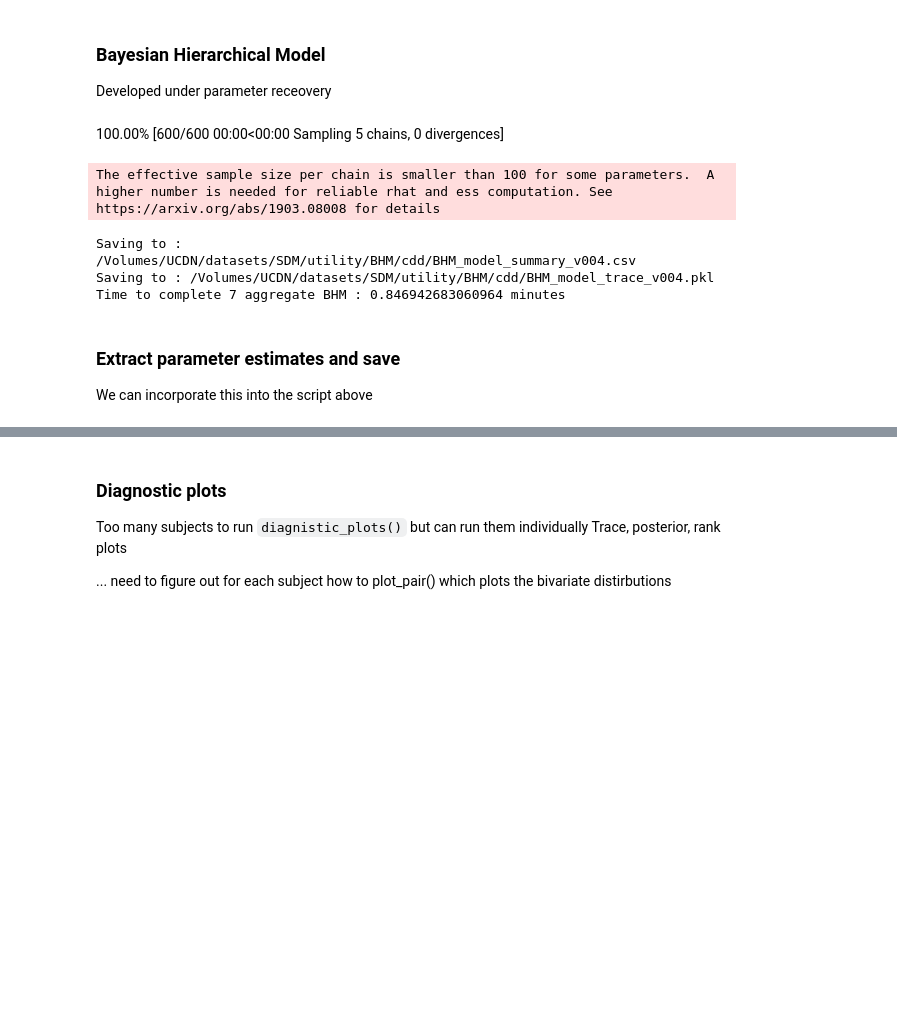
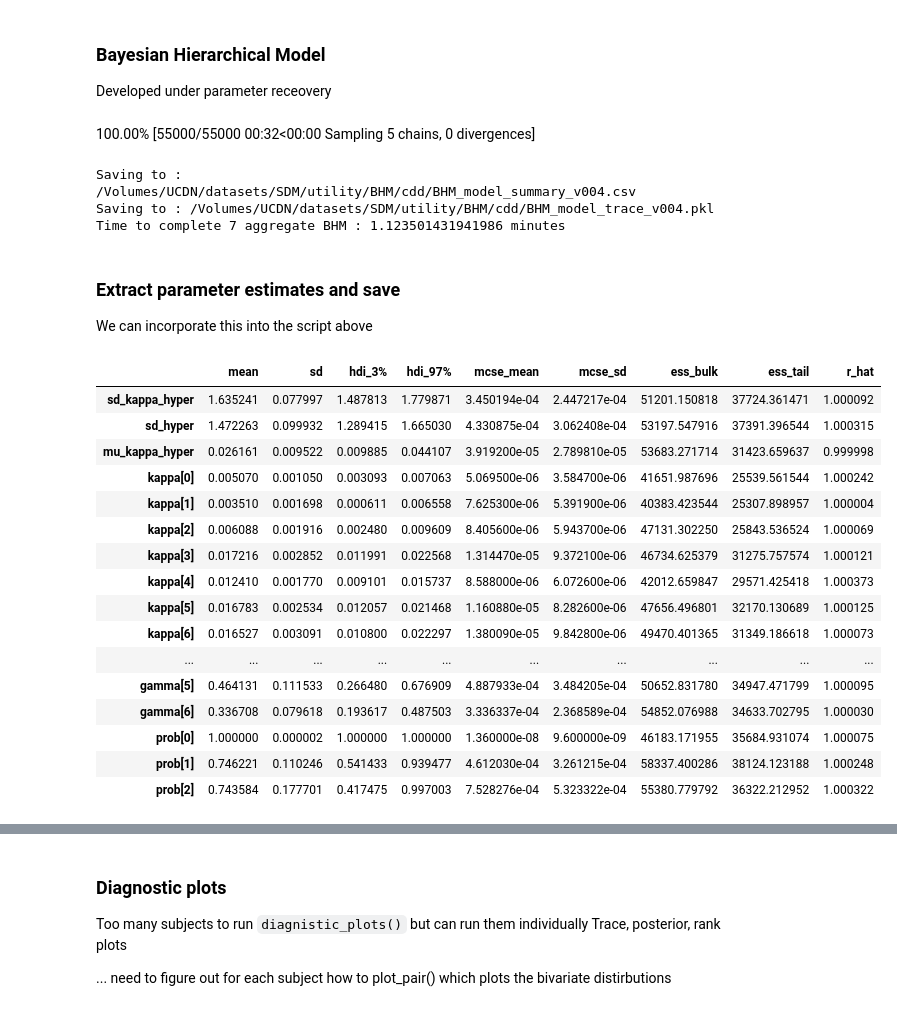
Before and after one commit to CDN-Lab/BH_model, a Jupyter notebook: cdd/hierarchical_model.ipynb, the cells around one changed output, grey strips where cells are left out. Cells and saved outputs as stored; diff of their text form; code cells hidden in the pictures; blank space fills up the shorter version.

Commit message:
successfully ran for SDM dataset

```diff
--- a/cdd/hierarchical_model.ipynb
+++ b/cdd/hierarchical_model.ipynb
@@ -202,8 +204,7 @@ with pm.Model() as model_simple:
 
     y_1 = pm.Bernoulli('y_1',p=prob,observed=choices)
 
-    # trace_prior = pm.sample(10000, tune=1000, cores=5,target_accept=0.99,progressbar=True)
-    trace_prior = pm.sample(100, tune=20, cores=5,target_accept=0.95,progressbar=True)
+    trace_prior = pm.sample(10000, tune=1000, cores=5,target_accept=0.99,progressbar=True)
 
 
 
@@ -221,15 +222,34 @@ with open(fn,'wb') as buff:
 
 print('Time to complete {} aggregate BHM : {} minutes'.format(len(subjects),(time.time() - tStep1)/60.0))
 # %% [output]
-100.00% [600/600 00:00<00:00 Sampling 5 chains, 0 divergences]
+100.00% [55000/55000 00:32<00:00 Sampling 5 chains, 0 divergences]
-The effective sample size per chain is smaller than 100 for some parameters.  A higher number is needed for reliable rhat and ess computation. See https://arxiv.org/abs/1903.08008 for details
+Saving to : /Volumes/UCDN/datasets/SDM/utility/BHM/cdd/BHM_model_summary_v004.csv
+Saving to : /Volumes/UCDN/datasets/SDM/utility/BHM/cdd/BHM_model_trace_v004.pkl
+Time to complete 7 aggregate BHM : 1.123501431941986 minutes
-Saving to : /Volumes/UCDN/datasets/SDM/utility/BHM/cdd/BHM_model_summary_v004.csv
-Saving to : /Volumes/UCDN/datasets/SDM/utility/BHM/cdd/BHM_model_trace_v004.pkl
-Time to complete 7 aggregate BHM : 0.846942683060964 minutes
 # %% [markdown]
 ### Extract parameter estimates and save
 
 We can incorporate this into the script above
+# %%
+summary.head(20)
+# %% [output]
+|  | mean | sd | hdi_3% | hdi_97% | mcse_mean | mcse_sd | ess_bulk | ess_tail | r_hat |
+| sd_kappa_hyper | 1.635241 | 0.077997 | 1.487813 | 1.779871 | 3.450194e-04 | 2.447217e-04 | 51201.150818 | 37724.361471 | 1.000092 |
+| sd_hyper | 1.472263 | 0.099932 | 1.289415 | 1.665030 | 4.330875e-04 | 3.062408e-04 | 53197.547916 | 37391.396544 | 1.000315 |
+| mu_kappa_hyper | 0.026161 | 0.009522 | 0.009885 | 0.044107 | 3.919200e-05 | 2.789810e-05 | 53683.271714 | 31423.659637 | 0.999998 |
+| kappa[0] | 0.005070 | 0.001050 | 0.003093 | 0.007063 | 5.069500e-06 | 3.584700e-06 | 41651.987696 | 25539.561544 | 1.000242 |
+| kappa[1] | 0.003510 | 0.001698 | 0.000611 | 0.006558 | 7.625300e-06 | 5.391900e-06 | 40383.423544 | 25307.898957 | 1.000004 |
+| kappa[2] | 0.006088 | 0.001916 | 0.002480 | 0.009609 | 8.405600e-06 | 5.943700e-06 | 47131.302250 | 25843.536524 | 1.000069 |
+| kappa[3] | 0.017216 | 0.002852 | 0.011991 | 0.022568 | 1.314470e-05 | 9.372100e-06 | 46734.625379 | 31275.757574 | 1.000121 |
+| kappa[4] | 0.012410 | 0.001770 | 0.009101 | 0.015737 | 8.588000e-06 | 6.072600e-06 | 42012.659847 | 29571.425418 | 1.000373 |
+| kappa[5] | 0.016783 | 0.002534 | 0.012057 | 0.021468 | 1.160880e-05 | 8.282600e-06 | 47656.496801 | 32170.130689 | 1.000125 |
+| kappa[6] | 0.016527 | 0.003091 | 0.010800 | 0.022297 | 1.380090e-05 | 9.842800e-06 | 49470.401365 | 31349.186618 | 1.000073 |
+| ... | ... | ... | ... | ... | ... | ... | ... | ... | ... |
+| gamma[5] | 0.464131 | 0.111533 | 0.266480 | 0.676909 | 4.887933e-04 | 3.484205e-04 | 50652.831780 | 34947.471799 | 1.000095 |
+| gamma[6] | 0.336708 | 0.079618 | 0.193617 | 0.487503 | 3.336337e-04 | 2.368589e-04 | 54852.076988 | 34633.702795 | 1.000030 |
+| prob[0] | 1.000000 | 0.000002 | 1.000000 | 1.000000 | 1.360000e-08 | 9.600000e-09 | 46183.171955 | 35684.931074 | 1.000075 |
+| prob[1] | 0.746221 | 0.110246 | 0.541433 | 0.939477 | 4.612030e-04 | 3.261215e-04 | 58337.400286 | 38124.123188 | 1.000248 |
+| prob[2] | 0.743584 | 0.177701 | 0.417475 | 0.997003 | 7.528276e-04 | 5.323322e-04 | 55380.779792 | 36322.212952 | 1.000322 |
 # %%
 def extract_mean(fn,var_names=['kappa','gamma'],subjects=[]):
     nb_subjects = len(subjects)
```
Also changed, not shown: parts of 3 cells of this notebook.
